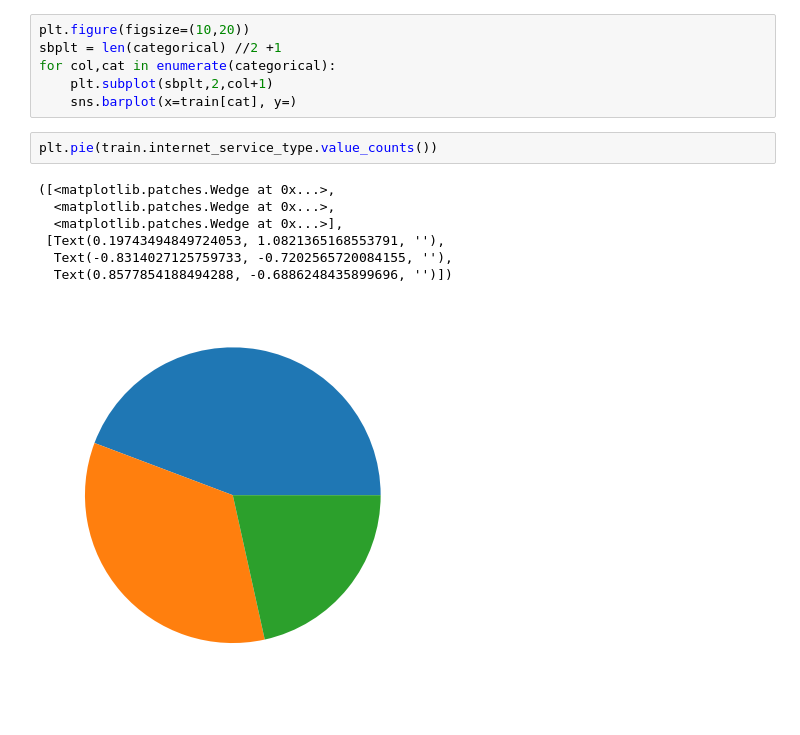
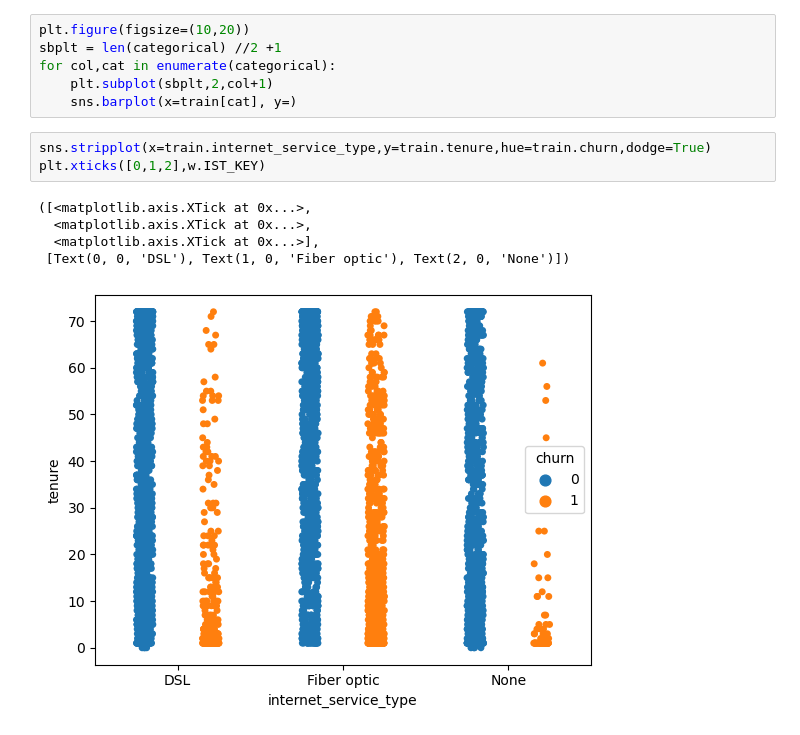
Before and after one commit to Is0metry/project-1, a Jupyter notebook: explore.ipynb, the cells around one changed output. Saved outputs shown, nothing was run; the diff lists cells and outputs as text.

```diff
--- a/explore.ipynb
+++ b/explore.ipynb
@@ -60,13 +67,12 @@ sbplt = len(categorical) //2 +1
 for col,cat in enumerate(categorical):
     plt.subplot(sbplt,2,col+1)
     sns.barplot(x=train[cat], y=)
-# %%
-plt.pie(train.internet_service_type.value_counts())
-# %% [output]
-([<matplotlib.patches.Wedge at 0x...>,
-  <matplotlib.patches.Wedge at 0x...>,
-  <matplotlib.patches.Wedge at 0x...>],
- [Text(0.19743494849724053, 1.0821365168553791, ''),
-  Text(-0.8314027125759733, -0.7202565720084155, ''),
-  Text(0.8577854188494288, -0.6886248435899696, '')])
-[figure, removed]
+# %%
+sns.stripplot(x=train.internet_service_type,y=train.tenure,hue=train.churn,dodge=True)
+plt.xticks([0,1,2],w.IST_KEY)
+# %% [output]
+([<matplotlib.axis.XTick at 0x...>,
+  <matplotlib.axis.XTick at 0x...>,
+  <matplotlib.axis.XTick at 0x...>],
+ [Text(0, 0, 'DSL'), Text(1, 0, 'Fiber optic'), Text(2, 0, 'None')])
+[figure, added]
```
Also changed, not shown: parts of 3 cells of this notebook.
